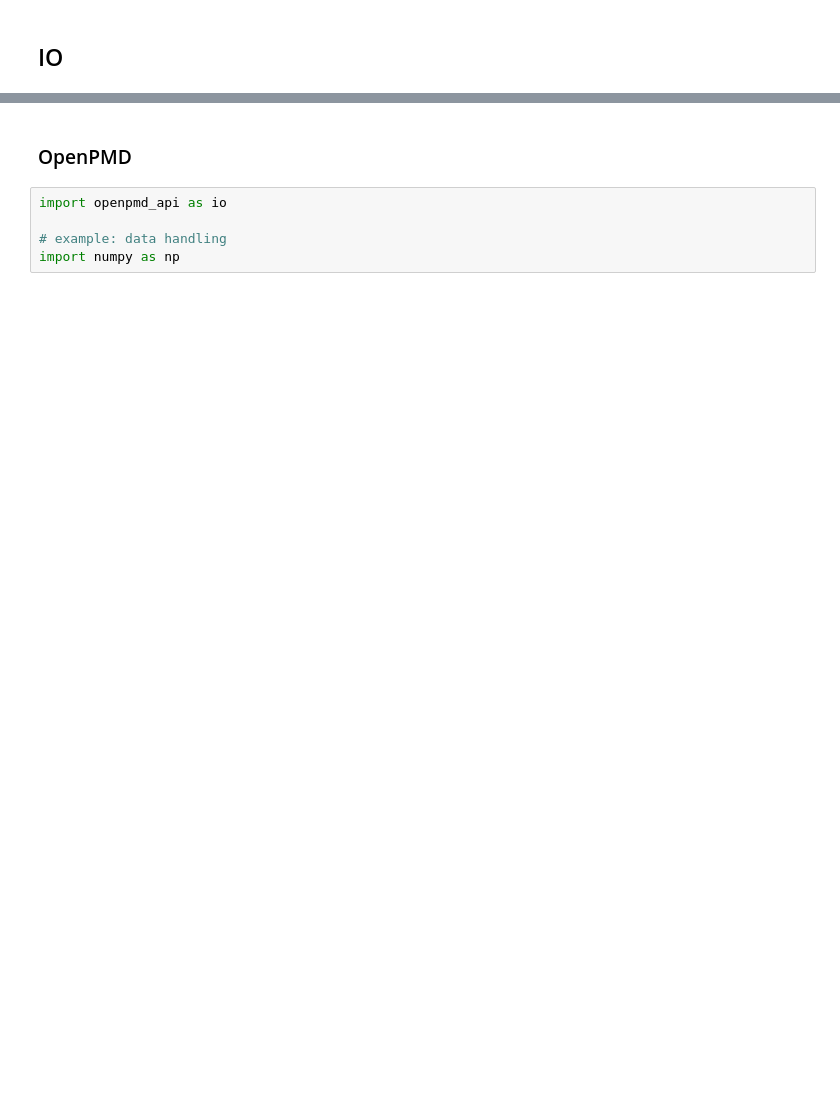
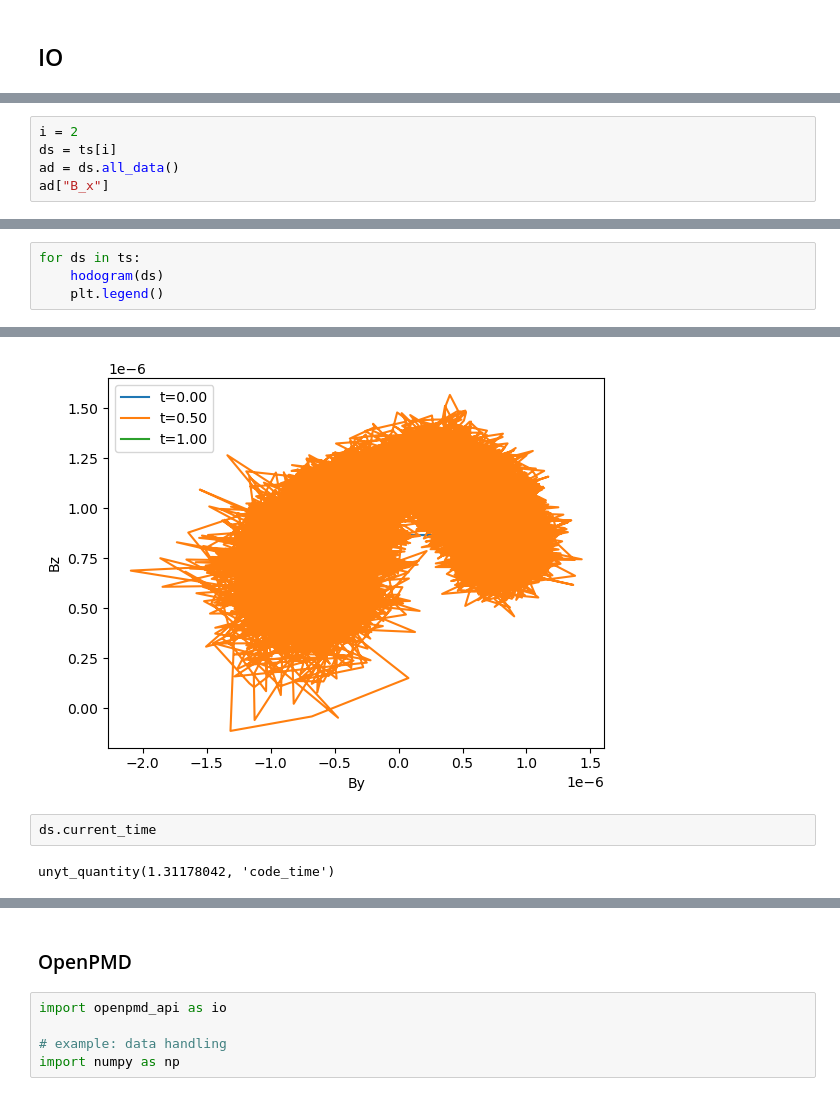
Before and after one commit to Beforerr/swd_simulation, a Jupyter notebook: warpx/analysis.ipynb, the cells around one changed output, grey strips where cells are left out. Saved outputs shown, nothing was run; the diff lists cells and outputs as text; blank space fills up the shorter version.

```diff
--- a/warpx/analysis.ipynb
+++ b/warpx/analysis.ipynb
@@ -6,0 +78,5 @@ import matplotlib.pyplot as plt
+# %%
+i = 2
+ds = ts[i]
+ad = ds.all_data()
+ad["B_x"]
@@ -6,0 +89,5 @@ import matplotlib.pyplot as plt
+# %%
+for ds in ts:
+    hodogram(ds)
+    plt.legend()
+# %% [output]
@@ -6,0 +106,5 @@ import matplotlib.pyplot as plt
+[figure, added]
+# %%
+ds.current_time
+# %% [output]
+unyt_quantity(1.31178042, 'code_time')
```
Also changed, not shown: parts of 21 cells of this notebook, 11 other files.
